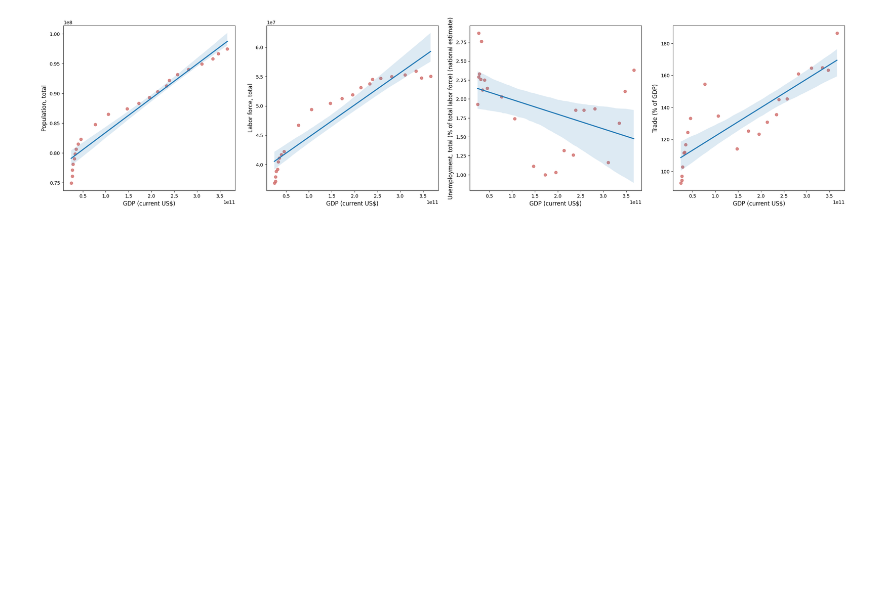
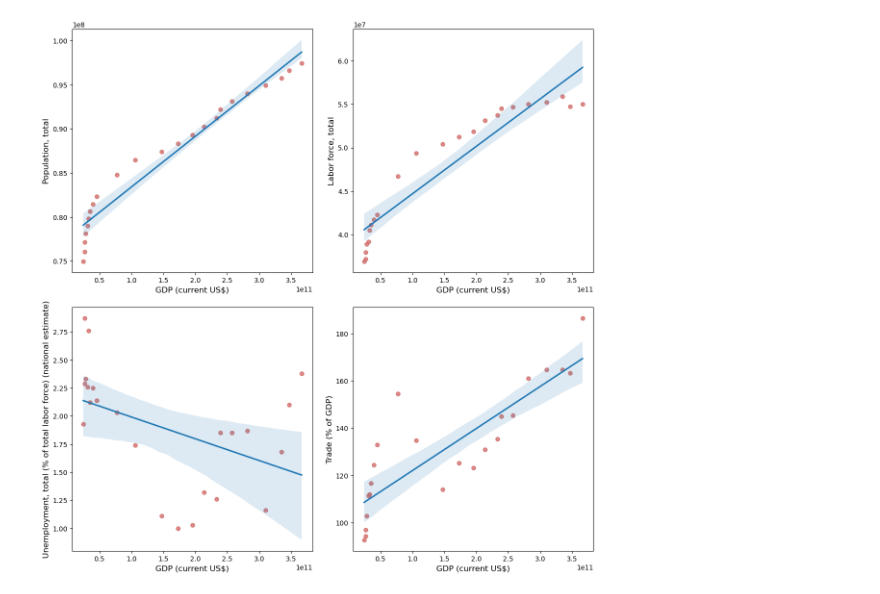
Before and after one commit to nthieu211/WDI-Dashboard, a Jupyter notebook: TableauFiles/Dashboard-VN-5-Regression.ipynb, the cells around one changed output. Cells and saved outputs as stored; diff of their text form; code cells hidden in the pictures; blank space fills up the shorter version.

Commit message:
embeded all chart , dashboard + some clean

```diff
--- a/TableauFiles/Dashboard-VN-5-Regression.ipynb
+++ b/TableauFiles/Dashboard-VN-5-Regression.ipynb
@@ -96,16 +96,19 @@ Tổng kết lại chúng ta có các series có tương quan đáng kể với
 # %%
 # Chỉ lấy các biến có ảnh hưởng
 quant_vars = ['Population, total', 'Labor force, total', 'Unemployment, total (% of total labor force) (national estimate)', 'Trade (% of GDP)']
 
-fig, axes = plt.subplots(1, 4, figsize=(24, 6))
+
+fig, axes = plt.subplots(2, 2, figsize=(12, 12))  # Change figsize to adjust the overall size of the figure
 
 # Vẽ hồi quy tuyến tính cho GDP và các biến có ảnh hưởng
 for i, var in enumerate(quant_vars):
-    sns.regplot(data=df, x='GDP (current US$)', y=var, ax=axes[i], scatter_kws={'alpha': 0.8, 'color': '#d16c69'})
-    axes[i].set_xlabel('GDP (current US$)',fontsize=12)
-    axes[i].set_ylabel(var,fontsize=12)
+    row = i // 2  # Calculate the row index
+    col = i % 2  # Calculate the column index
+    sns.regplot(data=df, x='GDP (current US$)', y=var, ax=axes[row, col], scatter_kws={'alpha': 0.8, 'color': '#d16c69'})
+    axes[row, col].set_xlabel('GDP (current US$)', fontsize=12)
+    axes[row, col].set_ylabel(var, fontsize=12)
 
 plt.tight_layout(pad=2)
 plt.show()
 # %% [output]
-[figure, old version]
+[figure, new version]
```
Also changed, not shown: parts of 1 cell of this notebook, 9 other files.
